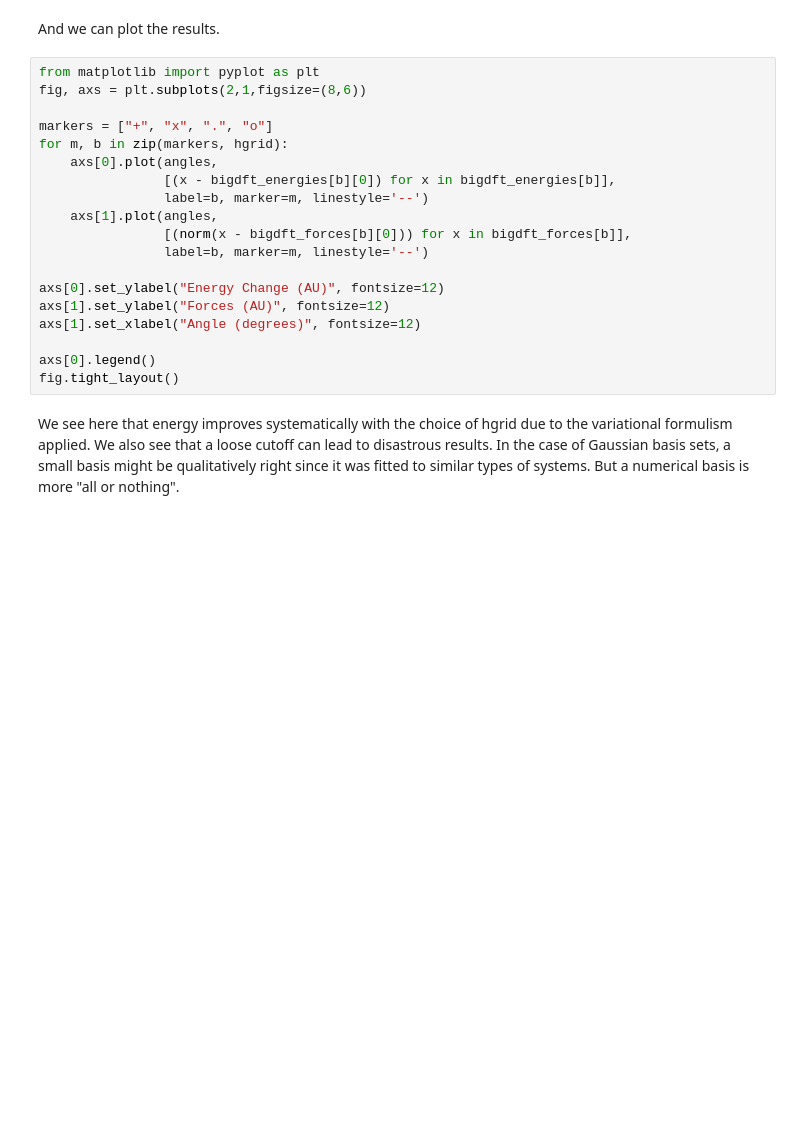
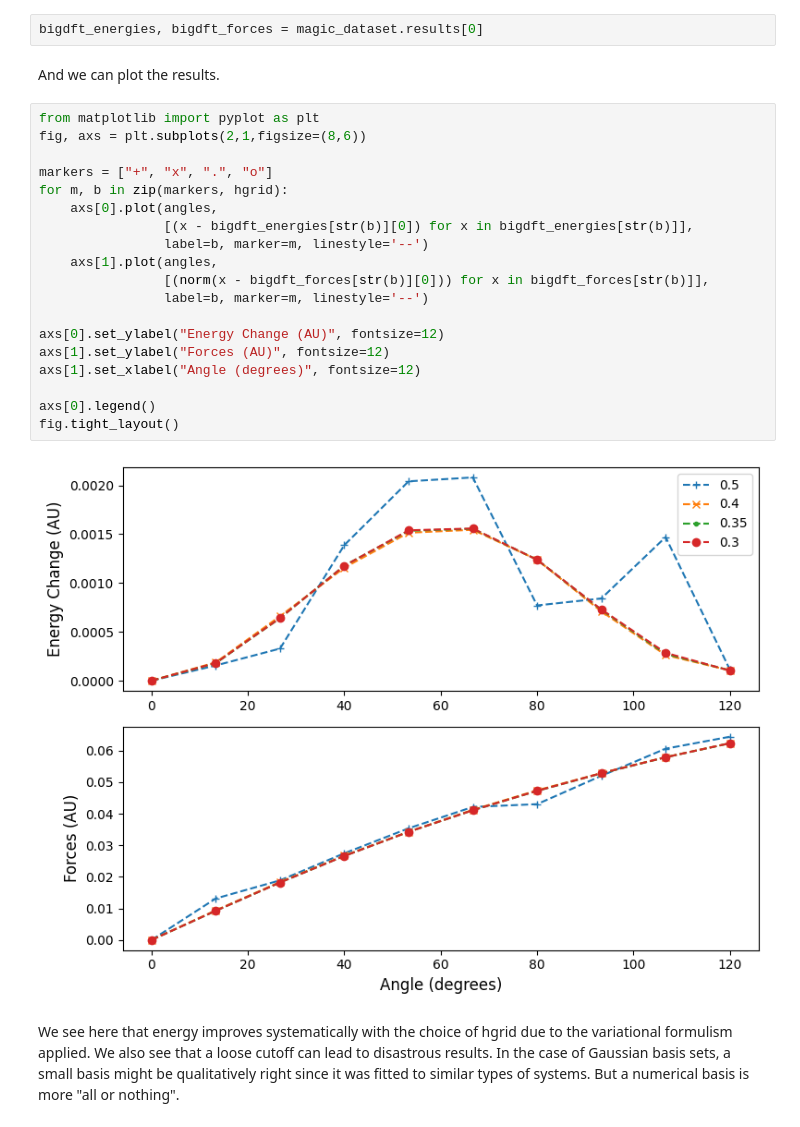
Before and after one commit to BigDFT-group/bigdft-school, a Jupyter notebook: nmqc-2023/05-ComparisonToGaussian.ipynb, the cells around one changed output. Drawn from its saved outputs; the diff is of its cells as text; blank space fills up the shorter version.

```diff
--- a/nmqc-2023/05-ComparisonToGaussian.ipynb
+++ b/nmqc-2023/05-ComparisonToGaussian.ipynb
@@ -183,24 +195,28 @@ bigdft_energies, bigdft_forces
+# %%
+bigdft_energies, bigdft_forces = magic_dataset.results[0]
 # %% [markdown]
 And we can plot the results.
 # %%
 from matplotlib import pyplot as plt
 fig, axs = plt.subplots(2,1,figsize=(8,6))
 
 markers = ["+", "x", ".", "o"]
 for m, b in zip(markers, hgrid):
     axs[0].plot(angles,
-                [(x - bigdft_energies[b][0]) for x in bigdft_energies[b]],
+                [(x - bigdft_energies[str(b)][0]) for x in bigdft_energies[str(b)]],
                 label=b, marker=m, linestyle='--')
     axs[1].plot(angles,
-                [(norm(x - bigdft_forces[b][0])) for x in bigdft_forces[b]],
+                [(norm(x - bigdft_forces[str(b)][0])) for x in bigdft_forces[str(b)]],
                 label=b, marker=m, linestyle='--')
 
 axs[0].set_ylabel("Energy Change (AU)", fontsize=12)
 axs[1].set_ylabel("Forces (AU)", fontsize=12)
 axs[1].set_xlabel("Angle (degrees)", fontsize=12)
 
 axs[0].legend()
 fig.tight_layout()
+# %% [output]
+[figure, added]
 # %% [markdown]
 We see here that energy improves systematically with the choice of hgrid due to the variational formulism applied. We also see that a loose cutoff can lead to disastrous results. In the case of Gaussian basis sets, a small basis might be qualitatively right since it was fitted to similar types of systems. But a numerical basis is more "all or nothing".
 # %% [markdown]
```
Also changed, not shown: parts of 5 cells of this notebook.
